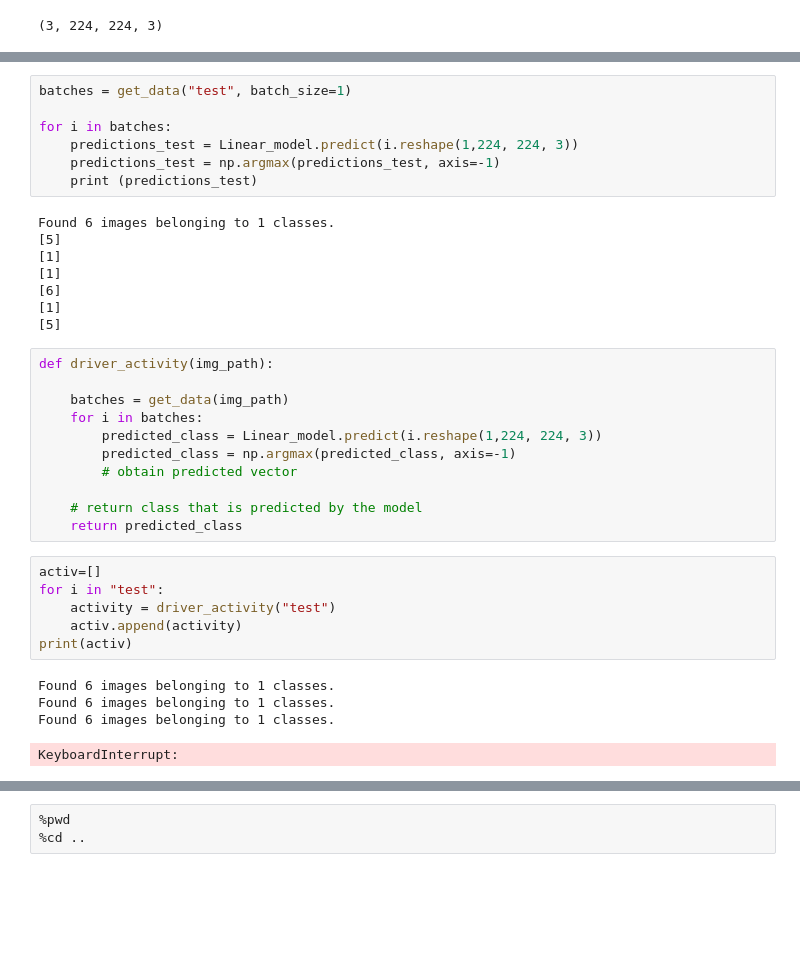
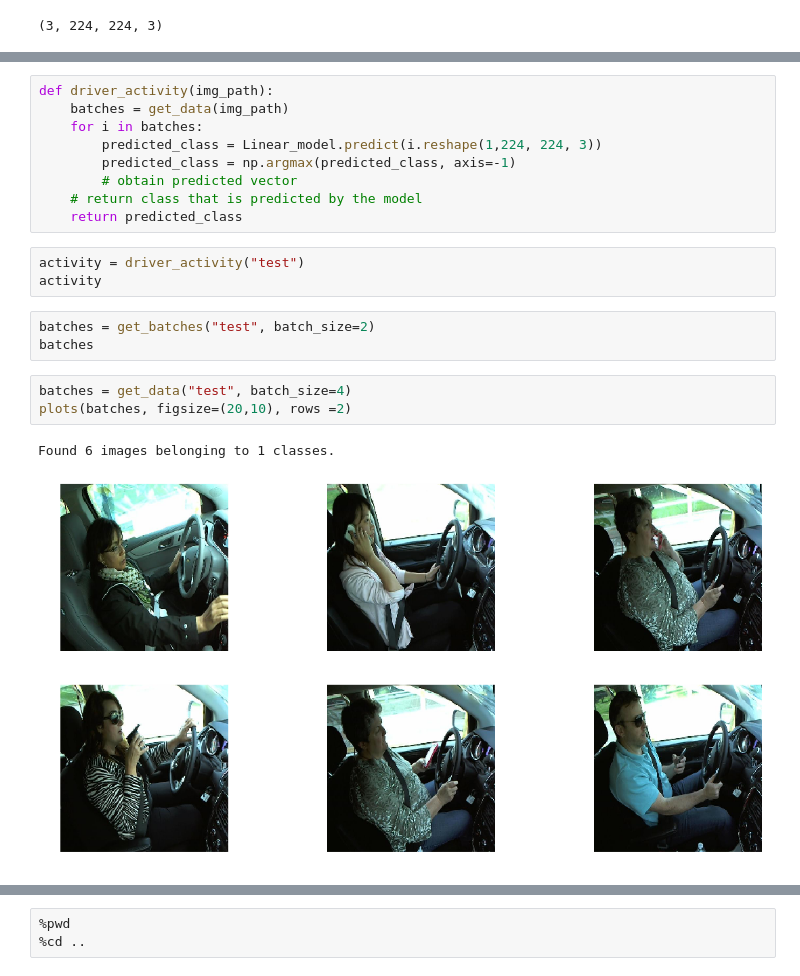
Before and after one commit to aattaran/Machine-Learning-with-Python, a Jupyter notebook: project1/Distracted_Driver_Detection_Classification2.ipynb, the cells around one changed output, grey strips where cells are left out. Drawn from its saved outputs; the diff is of its cells as text; blank space fills up the shorter version.

```diff
--- a/project1/Distracted_Driver_Detection_Classification2.ipynb
+++ b/project1/Distracted_Driver_Detection_Classification2.ipynb
@@ -503,40 +534,24 @@ Normalized confusion matrix
 # %%
-batches = get_data("test", batch_size=1)
-
-for i in batches:
-    predictions_test = Linear_model.predict(i.reshape(1,224, 224, 3))
-    predictions_test = np.argmax(predictions_test, axis=-1)
-    print (predictions_test)
+def driver_activity(img_path):
+    batches = get_data(img_path)
+    for i in batches:
+        predicted_class = Linear_model.predict(i.reshape(1,224, 224, 3))
+        predicted_class = np.argmax(predicted_class, axis=-1)
+        # obtain predicted vector
+    # return class that is predicted by the model
+    return predicted_class
-# %% [output]
-Found 6 images belonging to 1 classes.
-[5]
-[1]
-[1]
-[6]
-[1]
-[5]
-# %%
-def driver_activity(img_path):
-
-    batches = get_data(img_path)
-    for i in batches:
-        predicted_class = Linear_model.predict(i.reshape(1,224, 224, 3))
-        predicted_class = np.argmax(predicted_class, axis=-1)
-        # obtain predicted vector
-
-    # return class that is predicted by the model
-    return predicted_class
-# %%
-activ=[]
-for i in "test":
-    activity = driver_activity("test")
-    activ.append(activity)
-print(activ)
-# %% [output]
-Found 6 images belonging to 1 classes.
-Found 6 images belonging to 1 classes.
-Found 6 images belonging to 1 classes.
-KeyboardInterrupt:
+# %%
+activity = driver_activity("test")
+activity
+# %%
+batches = get_batches("test", batch_size=2)
+batches
+# %%
+batches = get_data("test", batch_size=4)
+plots(batches, figsize=(20,10), rows =2)
+# %% [output]
+Found 6 images belonging to 1 classes.
+[figure, added]
 # %%
 batches = get_batches("test", batch_size=2)
 imgs,labels = next(batches)
```
Also changed, not shown: parts of 19 cells of this notebook, 2 other files.
